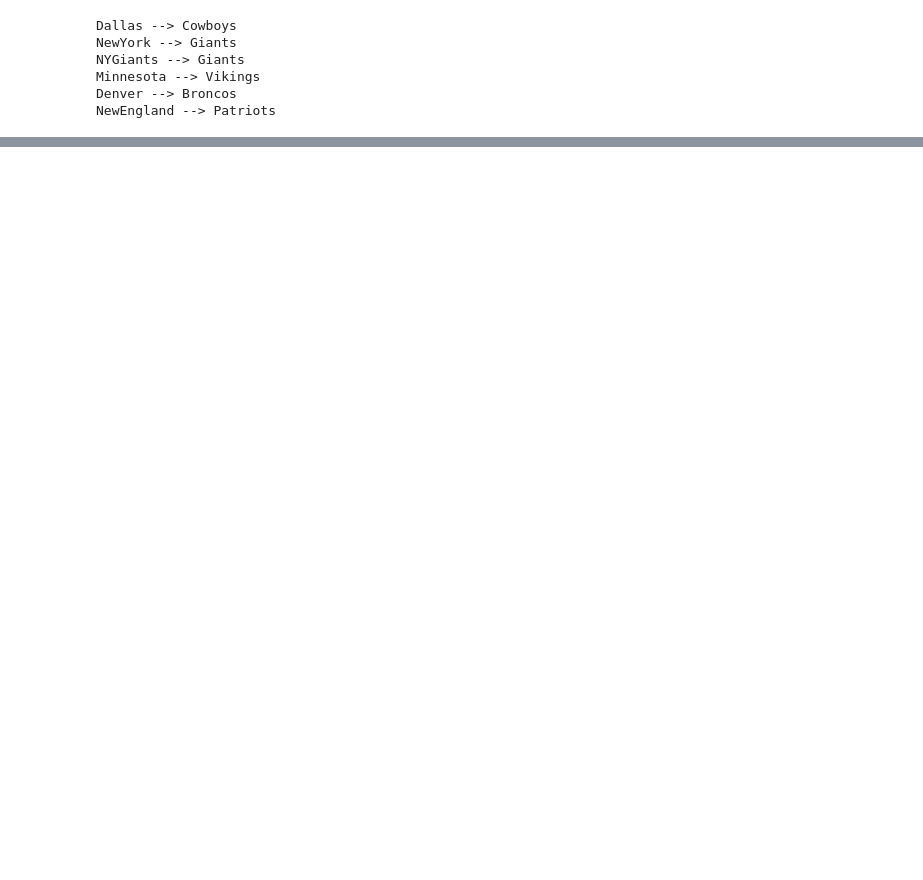
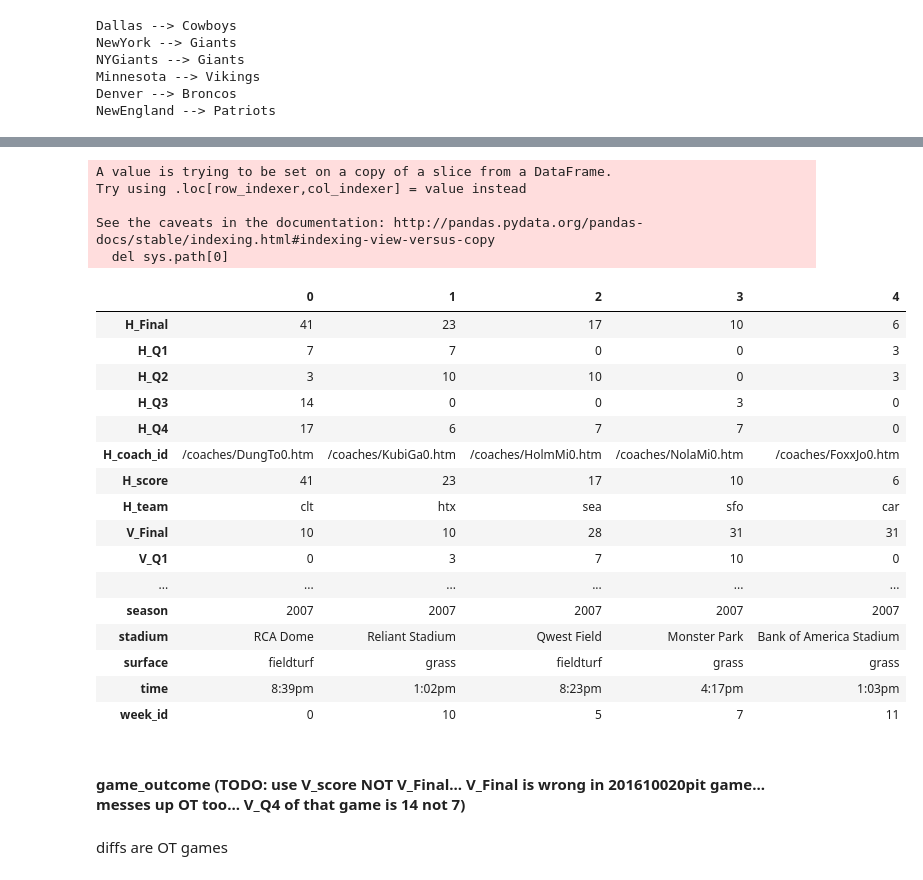
Before and after one commit to joshplotkin/modeling-football-outcomes-2019, a Jupyter notebook: public01_write_tables.ipynb, the cells around one changed output, grey strips where cells are left out. Cells and saved outputs as stored; diff of their text form; code cells hidden in the pictures; blank space fills up the shorter version.

```diff
--- a/public01_write_tables.ipynb
+++ b/public01_write_tables.ipynb
@@ -491,0 +957,9 @@ spark.createDataFrame(line_sdf).write.mode('overwrite').saveAsTable('line')
+# %%
+key = ['game_id']
+line_fields = key + [
+    '2H_Fav','2H_OU','2H_Spread','Close_Fav','Close_OU',
+    'Close_Spread','H_ML','ML_Fav','Open_Fav','Open_OU',
+    'Open_Spread','V_ML','pfr_line','pfr_ou']
+
+lines = base_df[line_fields]
+assert lines.groupby(key).size().max() == 1
@@ -491,0 +976,35 @@ spark.createDataFrame(line_sdf).write.mode('overwrite').saveAsTable('line')
+# %%
+spark.createDataFrame(
+    cast_dtypes(lines)
+).write.mode('overwrite').saveAsTable('game_line')
+# %% [output]
+A value is trying to be set on a copy of a slice from a DataFrame.
+Try using .loc[row_indexer,col_indexer] = value instead
+
+See the caveats in the documentation: http://pandas.pydata.org/pandas-docs/stable/indexing.html#indexing-view-versus-copy
+  del sys.path[0]
+# %%
+base_df_remaining = set(base_df_remaining) \
+                    - set(line_fields) \
+                    | set(key)
+base_df[sorted(list(base_df_remaining))].head().T
+# %% [output]
+|  | 0 | 1 | 2 | 3 | 4 |
+| H_Final | 41 | 23 | 17 | 10 | 6 |
+| H_Q1 | 7 | 7 | 0 | 0 | 3 |
+| H_Q2 | 3 | 10 | 10 | 0 | 3 |
+| H_Q3 | 14 | 0 | 0 | 3 | 0 |
+| H_Q4 | 17 | 6 | 7 | 7 | 0 |
+| H_coach_id | /coaches/DungTo0.htm | /coaches/KubiGa0.htm | /coaches/HolmMi0.htm | /coaches/NolaMi0.htm | /coaches/FoxxJo0.htm |
+| H_score | 41 | 23 | 17 | 10 | 6 |
+| H_team | clt | htx | sea | sfo | car |
+| V_Final | 10 | 10 | 28 | 31 | 31 |
+| V_Q1 | 0 | 3 | 7 | 10 | 0 |
+| ... | ... | ... | ... | ... | ... |
+| season | 2007 | 2007 | 2007 | 2007 | 2007 |
+| stadium | RCA Dome | Reliant Stadium | Qwest Field | Monster Park | Bank of America Stadium |
+| surface | fieldturf | grass | fieldturf | grass | grass |
+| time | 8:39pm | 1:02pm | 8:23pm | 4:17pm | 1:03pm |
+| week_id | 0 | 10 | 5 | 7 | 11 |
+# %% [markdown]
+#### __game_outcome__ (TODO: use V_score NOT V_Final... V_Final is wrong in 201610020pit game... messes up OT too... V_Q4 of that game is 14 not 7)
@@ -491,0 +1019,2 @@ spark.createDataFrame(line_sdf).write.mode('overwrite').saveAsTable('line')
+# %% [markdown]
+diffs are OT games
```
Also changed, not shown: parts of 168 cells of this notebook, 1 other file.
